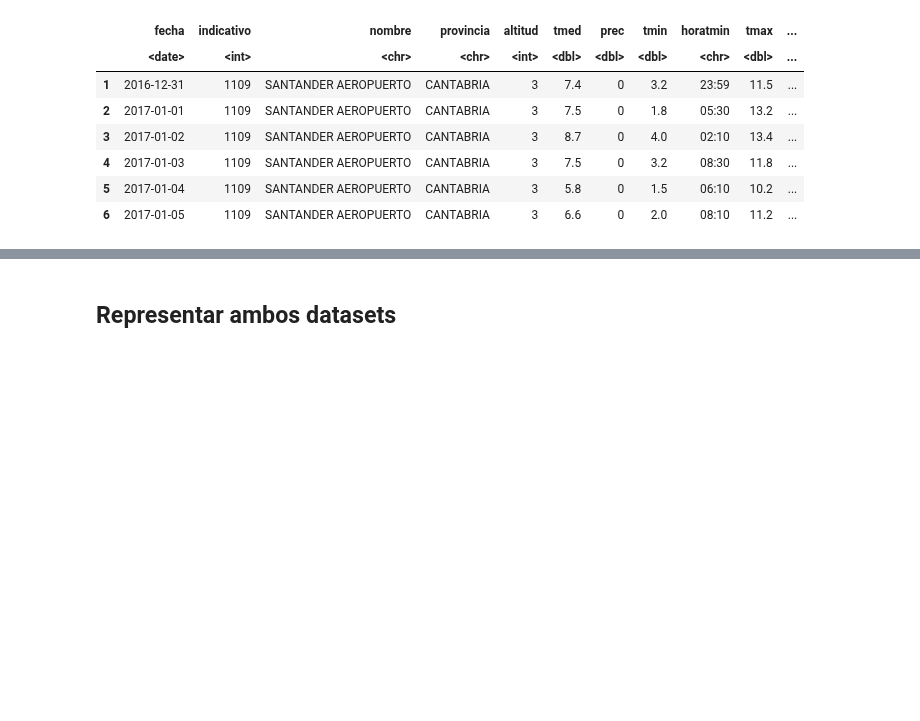
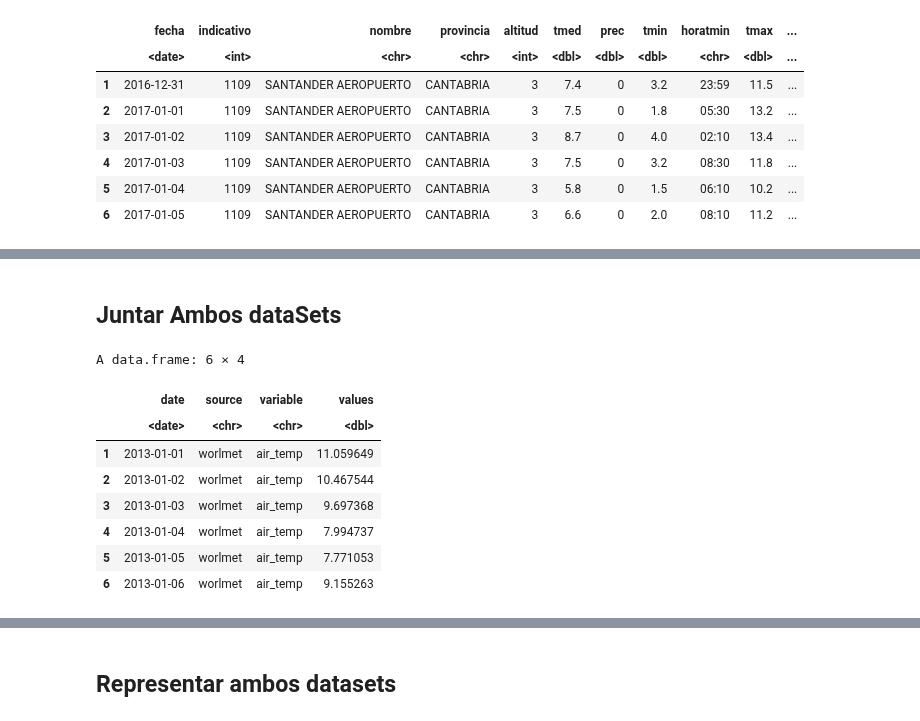
Before and after one commit to Jaimedgp/AirQualityCOVID, a Jupyter notebook: notebooks/Curation/Meteo/worldmet_AEMET.ipynb, the cells around one changed output, grey strips where cells are left out. Drawn from its saved outputs; the diff is of its cells as text; code cells hidden in the pictures; blank space fills up the shorter version.

```diff
--- a/notebooks/Curation/Meteo/worldmet_AEMET.ipynb
+++ b/notebooks/Curation/Meteo/worldmet_AEMET.ipynb
@@ -102,0 +115,16 @@ A data.frame: 6 × 8
+# %% [markdown]
+## Juntar Ambos dataSets
+# %%
+all.meteo <- rbind(new.df, new.df.aemet)
+
+head(all.meteo)
+# %% [output]
+A data.frame: 6 × 4
+|  | date | source | variable | values |
+|  | <date> | <chr> | <chr> | <dbl> |
+| 1 | 2013-01-01 | worlmet | air_temp | 11.059649 |
+| 2 | 2013-01-02 | worlmet | air_temp | 10.467544 |
+| 3 | 2013-01-03 | worlmet | air_temp | 9.697368 |
+| 4 | 2013-01-04 | worlmet | air_temp | 7.994737 |
+| 5 | 2013-01-05 | worlmet | air_temp | 7.771053 |
+| 6 | 2013-01-06 | worlmet | air_temp | 9.155263 |
```
Also changed, not shown: parts of 13 cells of this notebook.
